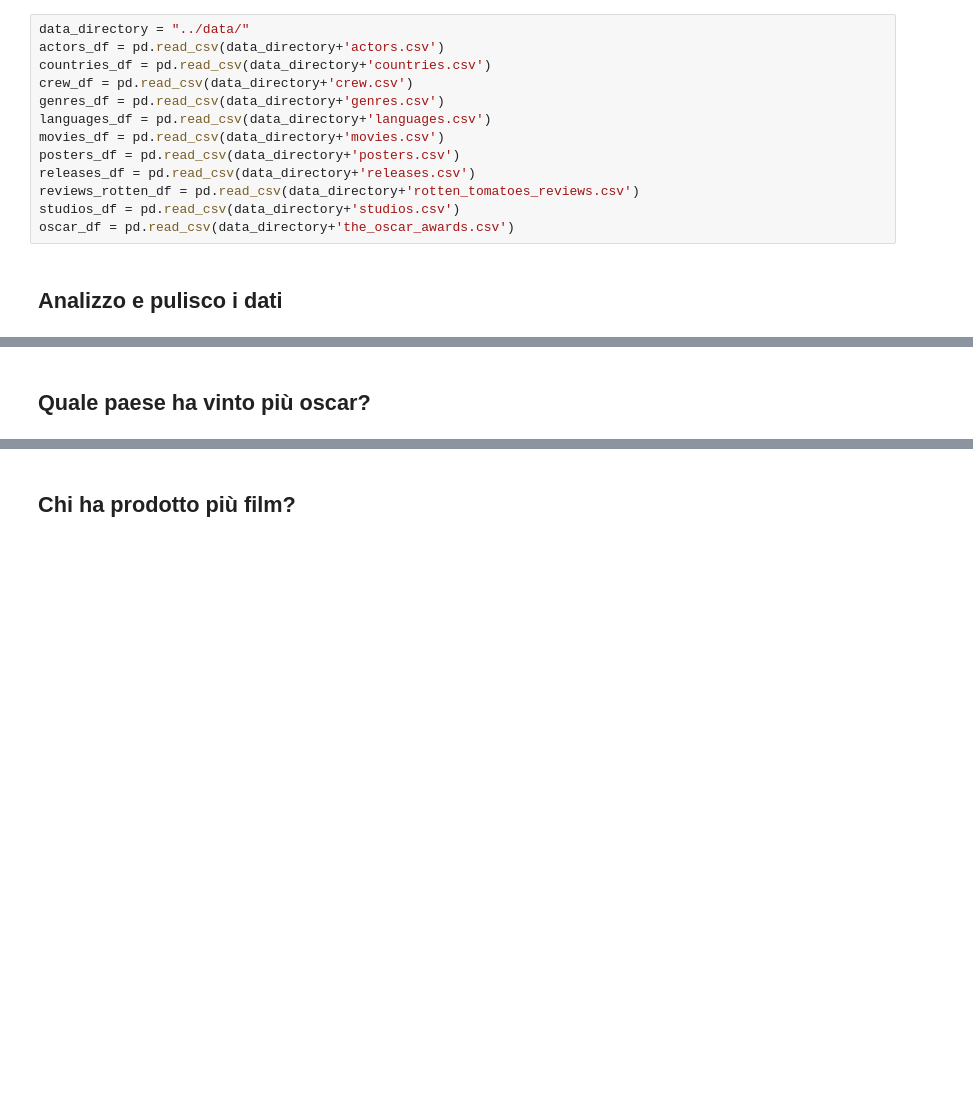
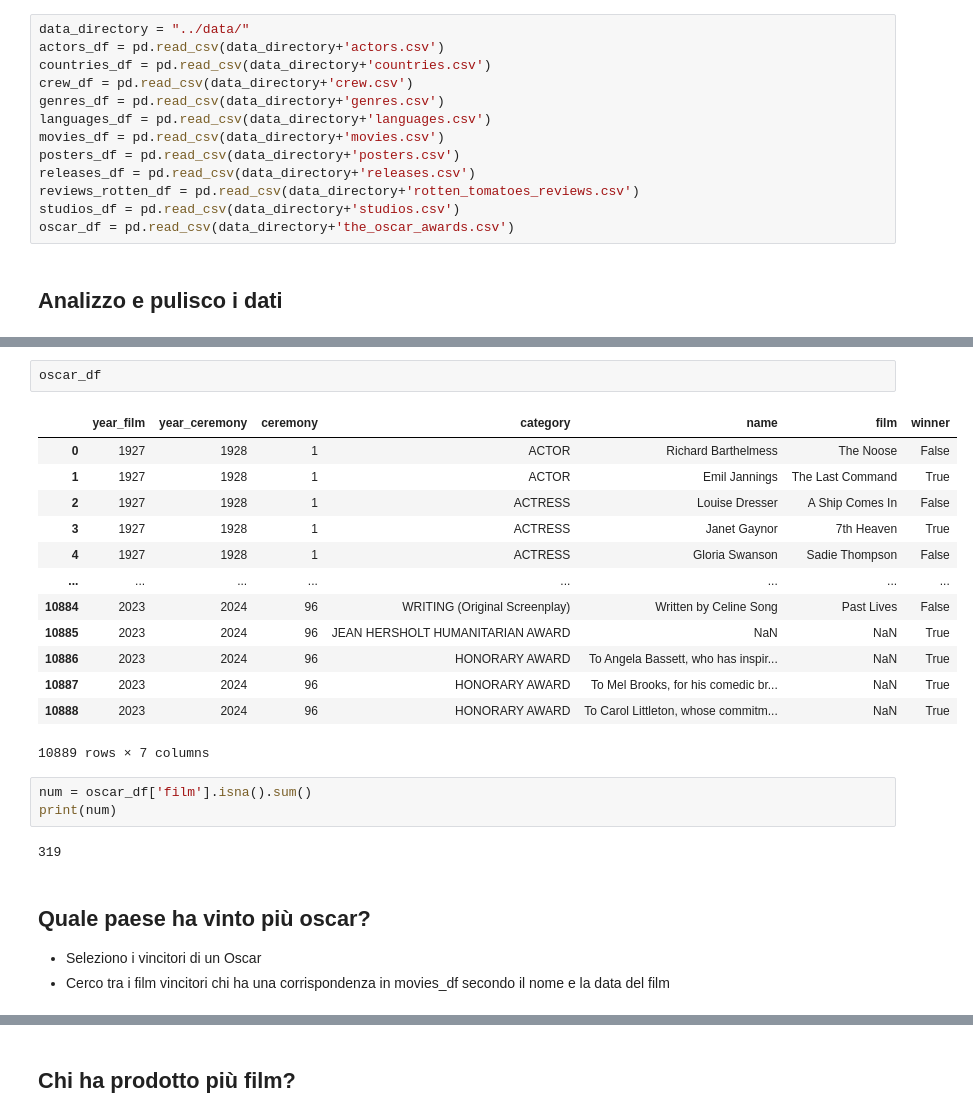
Before and after one commit to RasoFederico/ProgettoIUM-TWEB, a Jupyter notebook: Progetto_IUM/ProgettoIUM.ipynb, the cells around one changed output, grey strips where cells are left out. Cells and saved outputs as stored; diff of their text form; blank space fills up the shorter version.

```diff
--- a/Progetto_IUM/ProgettoIUM.ipynb
+++ b/Progetto_IUM/ProgettoIUM.ipynb
@@ -26,2 +54,25 @@ oscar_df = pd.read_csv(data_directory+'the_oscar_awards.csv')
+# %%
+oscar_df
+# %% [output]
+|  | year_film | year_ceremony | ceremony | category | name | film | winner |
+| 0 | 1927 | 1928 | 1 | ACTOR | Richard Barthelmess | The Noose | False |
+| 1 | 1927 | 1928 | 1 | ACTOR | Emil Jannings | The Last Command | True |
+| 2 | 1927 | 1928 | 1 | ACTRESS | Louise Dresser | A Ship Comes In | False |
+| 3 | 1927 | 1928 | 1 | ACTRESS | Janet Gaynor | 7th Heaven | True |
+| 4 | 1927 | 1928 | 1 | ACTRESS | Gloria Swanson | Sadie Thompson | False |
+| ... | ... | ... | ... | ... | ... | ... | ... |
+| 10884 | 2023 | 2024 | 96 | WRITING (Original Screenplay) | Written by Celine Song | Past Lives | False |
+| 10885 | 2023 | 2024 | 96 | JEAN HERSHOLT HUMANITARIAN AWARD | NaN | NaN | True |
+| 10886 | 2023 | 2024 | 96 | HONORARY AWARD | To Angela Bassett, who has inspir... | NaN | True |
+| 10887 | 2023 | 2024 | 96 | HONORARY AWARD | To Mel Brooks, for his comedic br... | NaN | True |
+| 10888 | 2023 | 2024 | 96 | HONORARY AWARD | To Carol Littleton, whose commitm... | NaN | True |
+10889 rows × 7 columns
+# %%
+num = oscar_df['film'].isna().sum()
+print(num)
+# %% [output]
+319
 # %% [markdown]
 ## Quale paese ha vinto più oscar?
+* Seleziono i vincitori di un Oscar
+* Cerco tra i film vincitori chi ha una corrispondenza in movies_df secondo il nome e la data del film
```
Also changed, not shown: parts of 5 cells of this notebook.
